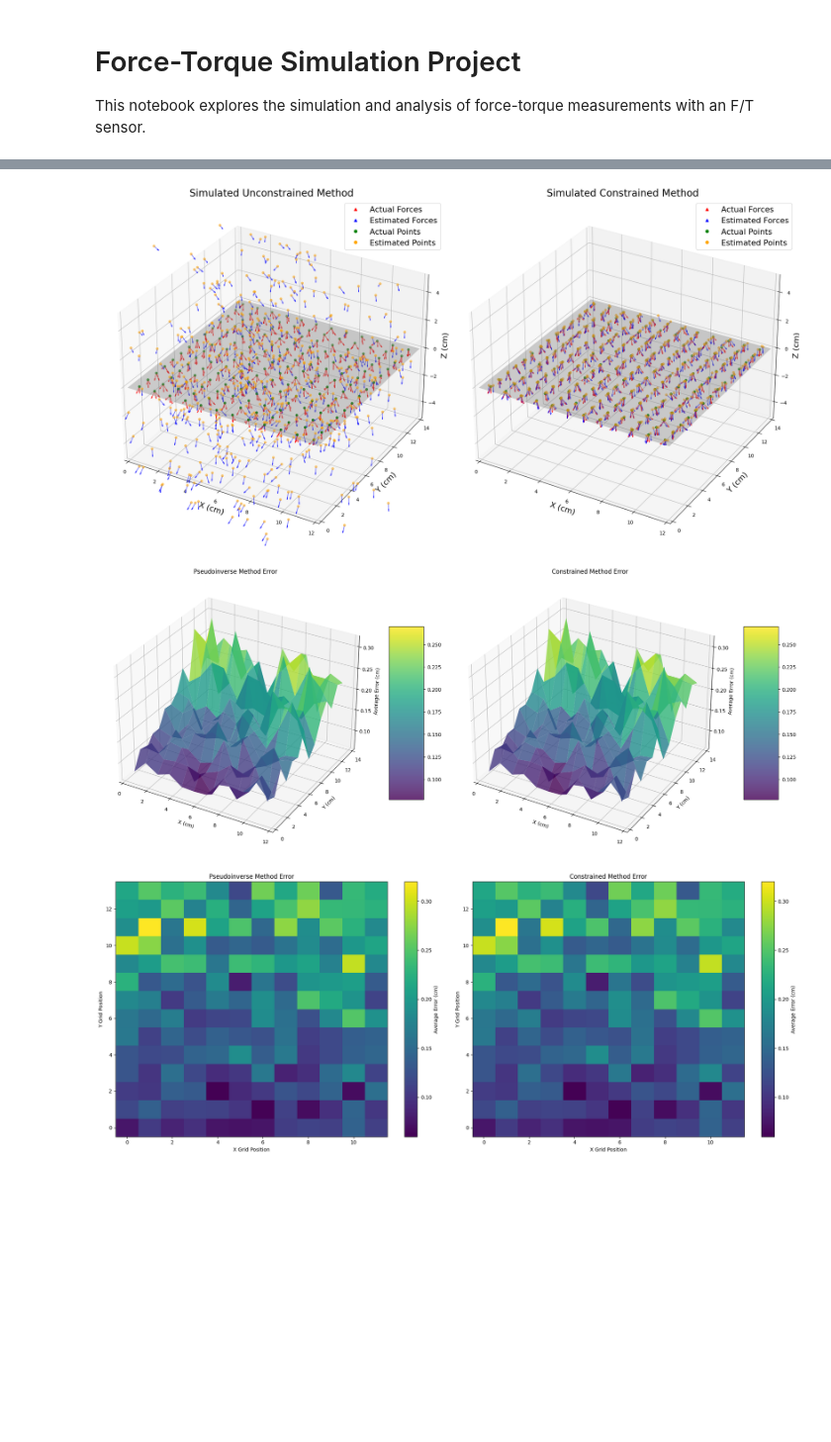
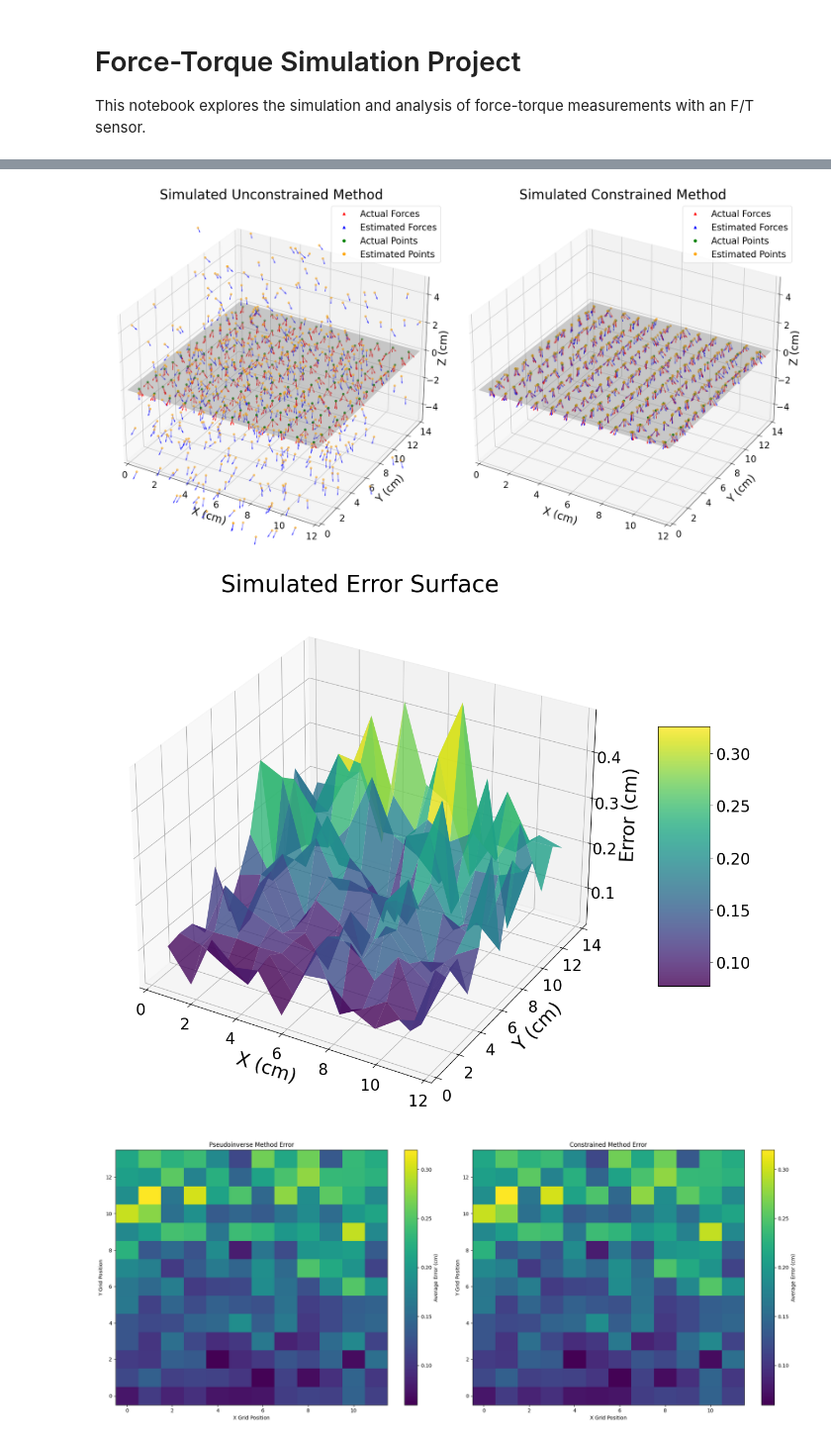
Before and after one commit to rayangdn/virtual_tactile_pad, a Jupyter notebook: ros_ws/src/virtual_tactile_pad/utils/ft_experiments/ft_simulation.ipynb, the cells around one changed output, grey strips where cells are left out. Shown: that part at 99% size. Drawn from its saved outputs; the diff is of its cells as text; code cells hidden in the pictures; blank space fills up the shorter version.

```diff
--- a/ros_ws/src/virtual_tactile_pad/utils/ft_experiments/ft_simulation.ipynb
+++ b/ros_ws/src/virtual_tactile_pad/utils/ft_experiments/ft_simulation.ipynb
@@ -348,7 +351,7 @@ def plot_forces_and_positions_3d(ax, grid_points, actual_forces, estimated_force
 
     ax.grid(True)
 # %%
-fig = plt.figure(figsize=(20, 12))
+fig = plt.figure(figsize=(22, 12))
 
 # Pinv method plot
 ax1 = fig.add_subplot(121, projection='3d')
@@ -362,11 +365,11 @@ plot_forces_and_positions_3d(ax2, grid_points, actual_forces, estimated_forces,
 
 plt.tight_layout()
 
-fig.savefig('../../img/comparison_unconstrained_constrained.png', dpi=600, bbox_inches='tight', format='png')
+#fig.savefig('../../img/sim_comparison_unconstrained_constrained.png', dpi=600, bbox_inches='tight', format='png')
 
 plt.show()
 # %% [output]
-[figure, old version]
+[figure, new version]
 # %%
 def plot_error_3d(ax, errors, grid_size=(12, 14), title="None"):
     # Calculate average error for each grid point
@@ -383,30 +386,39 @@ def plot_error_3d(ax, errors, grid_size=(12, 14), title="None"):
     surf = ax.plot_surface(X, Y, Z, cmap='viridis', edgecolor='none', alpha=0.8)
 
     # Customize the plot
-    ax.set_xlabel('X (cm)')
-    ax.set_ylabel('Y (cm)')
-    ax.set_zlabel('Average Error (cm)')
-    ax.set_title(title)
+    # Set labels and title
+    ax.set_xlabel('X (cm)', fontsize=24, labelpad=10)
+    ax.set_ylabel('Y (cm)', fontsize=24, labelpad=10)
+    ax.set_zlabel('Error (cm)', fontsize=24, labelpad=10)
+    # Increase tick label size
+    ax.tick_params(axis='x', labelsize=20)
+    ax.tick_params(axis='y', labelsize=20)
+    ax.tick_params(axis='z', labelsize=20)
+
+    ax.set_title(title, fontsize=30)
 
     # Add a color bar
     fig = plt.gcf()
-    fig.colorbar(surf, ax=ax, shrink=0.5, aspect=5)
+    cbar = fig.colorbar(surf, ax=ax, shrink=0.5, aspect=5)
+    cbar.ax.tick_params(labelsize=20)  # Increase tick label size
 # %%
-fig = plt.figure(figsize=(20, 10))
+fig = plt.figure(figsize=(14, 10))
 
 # Pinv method error plot
-ax1 = fig.add_subplot(121, projection='3d')
-plot_error_3d(ax1, errors_pinv, grid_size, "Pseudoinverse Method Error")
+ax1 = fig.add_subplot(111, projection='3d')
+plot_error_3d(ax1, errors_constrained, grid_size, "Simulated Error Surface")
 
 # Constrained method error plot
-ax2 = fig.add_subplot(122, projection='3d')
-plot_error_3d(ax2, errors_constrained, grid_size, "Constrained Method Error")
+# ax2 = fig.add_subplot(122, projection='3d')
+# plot_error_3d(ax2, errors_constrained, grid_size, "Constrained Method Error")
 
-#fig.savefig('error_plot.png', dpi=600, bbox_inches='tight', format='png')
 plt.tight_layout()
+
+#fig.savefig('../../img/sim_error_heatmap.png', dpi=600, bbox_inches='tight', format='png')
+
 plt.show()
 # %% [output]
-[figure, old version]
+[figure, new version]
 # %%
 fig, (ax1, ax2) = plt.subplots(1, 2, figsize=(20, 8))
 
```
Also changed, not shown: parts of 4 cells of this notebook, 12 other files.
